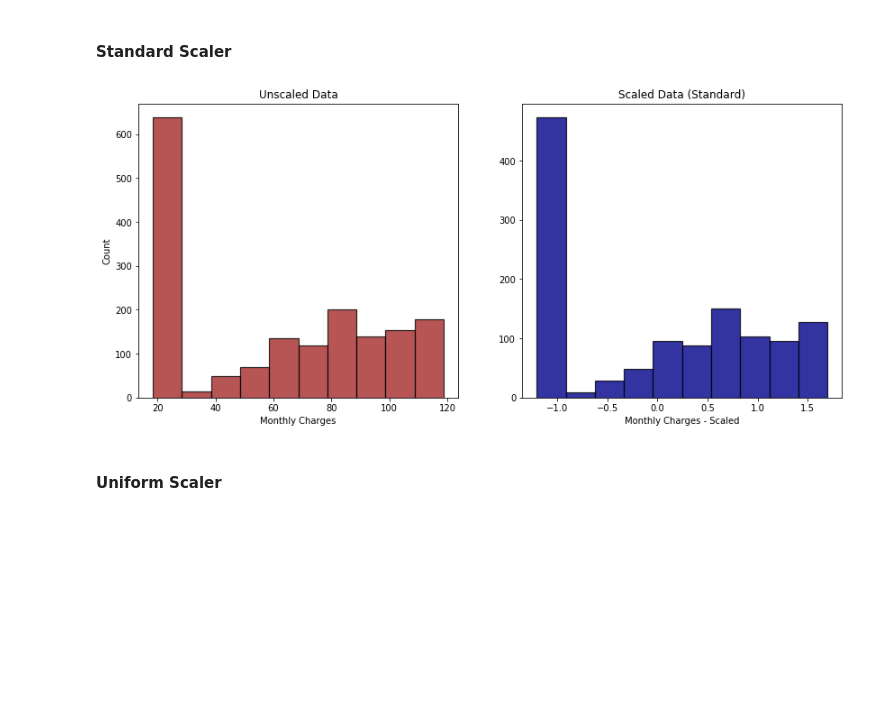
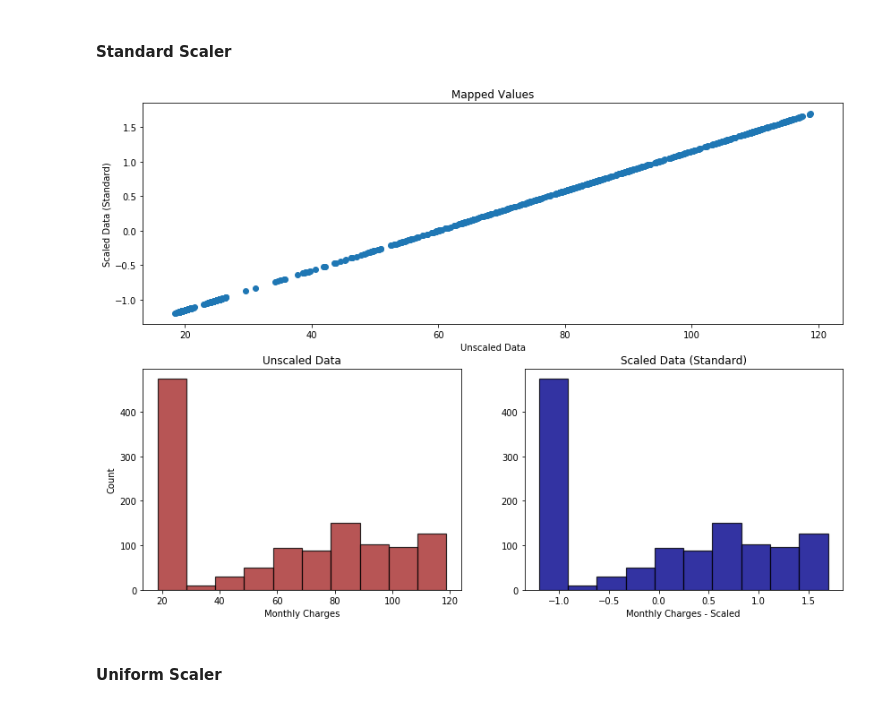
Before and after one commit to adam-gomez/regression-exercises, a Jupyter notebook: scaling.ipynb, the cells around one changed output. Saved outputs shown, nothing was run; the diff lists cells and outputs as text; code cells hidden in the pictures; blank space fills up the shorter version.

Commit message:
Added scatterplot visuals, corrected visualized dataframe

```diff
--- a/scaling.ipynb
+++ b/scaling.ipynb
@@ -28,19 +28,24 @@ train, validate, test = prepare.split_my_data(df)
 # %%
 scaler_standard, train_standard, validate_standard, test_standard = prepare.standard_scaler(train, validate, test)
 # %%
-plt.figure(figsize=(14,6))
-plt.subplot(1, 2, 1)
-plt.hist(df.monthly_charges, alpha = 0.8, color = 'brown', edgecolor='black', linewidth=1.2)
+plt.figure(figsize=(14,10))
+plt.subplot(2, 1, 1)
+plt.scatter(train.monthly_charges, train_standard.monthly_charges)
+plt.title('Mapped Values')
+plt.xlabel('Unscaled Data')
+plt.ylabel('Scaled Data (Standard)')
+plt.subplot(2, 2, 3)
+plt.hist(train.monthly_charges, alpha = 0.8, color = 'brown', edgecolor='black', linewidth=1.2)
 plt.title('Unscaled Data')
 plt.xlabel('Monthly Charges')
 plt.ylabel('Count')
-plt.subplot(1, 2, 2)
+plt.subplot(2, 2, 4)
 plt.hist(train_standard.monthly_charges, alpha = 0.8, color = 'darkblue', edgecolor='black', linewidth=1.2)
 plt.title('Scaled Data (Standard)')
 plt.xlabel('Monthly Charges - Scaled')
 plt.show()
 # %% [output]
-[figure, old version]
+[figure, new version]
 # %% [markdown]
 #### Uniform Scaler
 # %%
```
Also changed, not shown: parts of 6 cells of this notebook.
